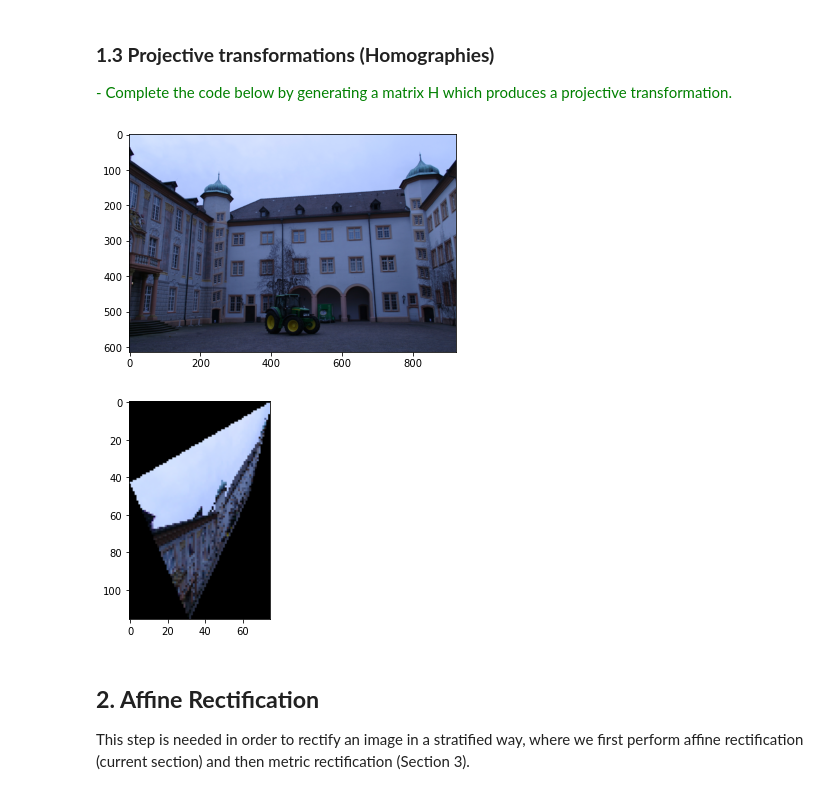
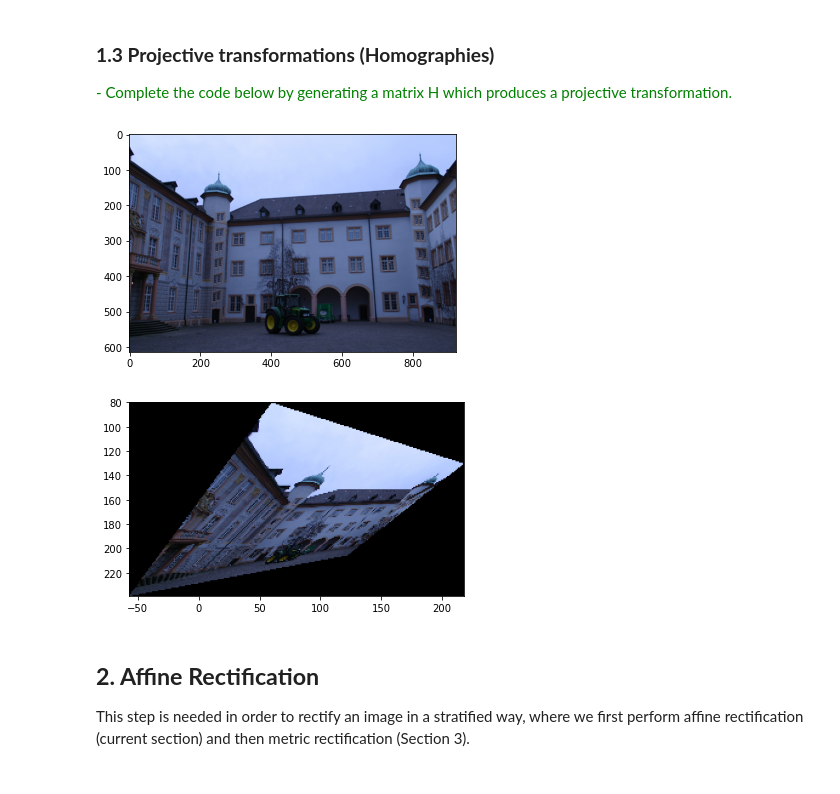
Before and after one commit to brugues/MCV-M4, a Jupyter notebook: lab1/lab1.ipynb, the cells around one changed output. Saved outputs shown, nothing was run; the diff lists cells and outputs as text; code cells hidden in the pictures.

```diff
--- a/lab1/lab1.ipynb
+++ b/lab1/lab1.ipynb
@@ -222,26 +389,24 @@ plot_img(I_aff_2)
 # %%
 # Format of H in the slides (Lecture 2a)
 
 A = [[0.5, -0.25],[0.25, 0.5]] # random non-singular 2x2 matrix
-t = [3, 8] # Translation Vector (random values)
-v = [0.005, 0.005]
-vv = 1
+t = [60, 80] # translation Vector (random values)
+v = [0.0015, 0.001]
 
-H = [[A[0][0],  A[0][1],  t[0]],
-     [A[1][0],  A[1][1],  t[1]],
-     [v[0],  v[1],  vv]]
+Hproj = [[A[0][0], A[0][1], t[0]],
+         [A[1][0], A[1][1], t[1]],
+         [v[0], v[1], 1]]
 
 img_path = "./Data/0000_s.png"
 I = Image.open(img_path)
 
-I_proj = apply_H(np.array(I), H)
-I_proj = Image.fromarray(I_proj.astype(np.uint8)) #to convert from array to image
+I_proj, axis_projective, _ = apply_H(np.array(I), Hproj)
 
 plot_img(I)
-plot_img(I_proj)
+plot_img(array_to_image(I_proj), axis=axis_projective)
 # %% [output]
 [figure]
-[figure, old version]
+[figure, new version]
 # %% [markdown]
 ## **2. Affine Rectification**
 
```
Also changed, not shown: parts of 66 cells of this notebook, 1 other file.
